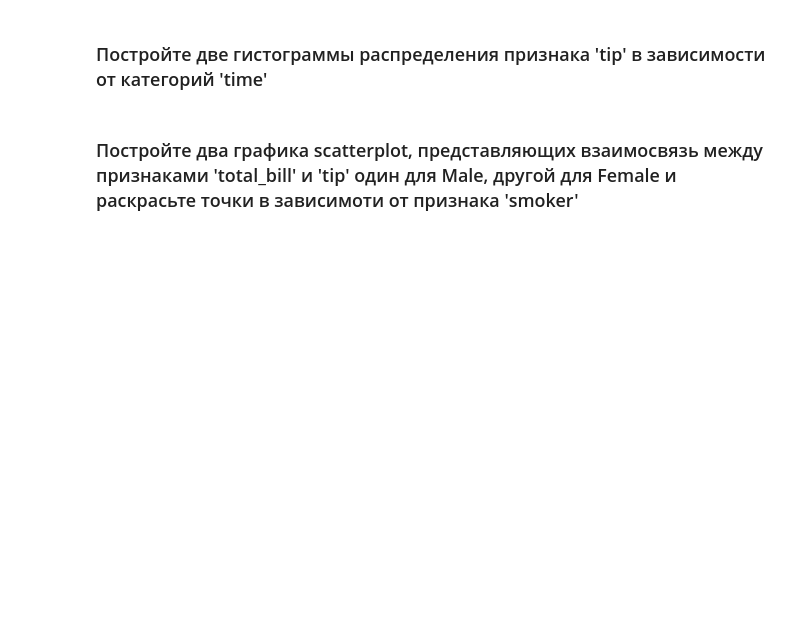
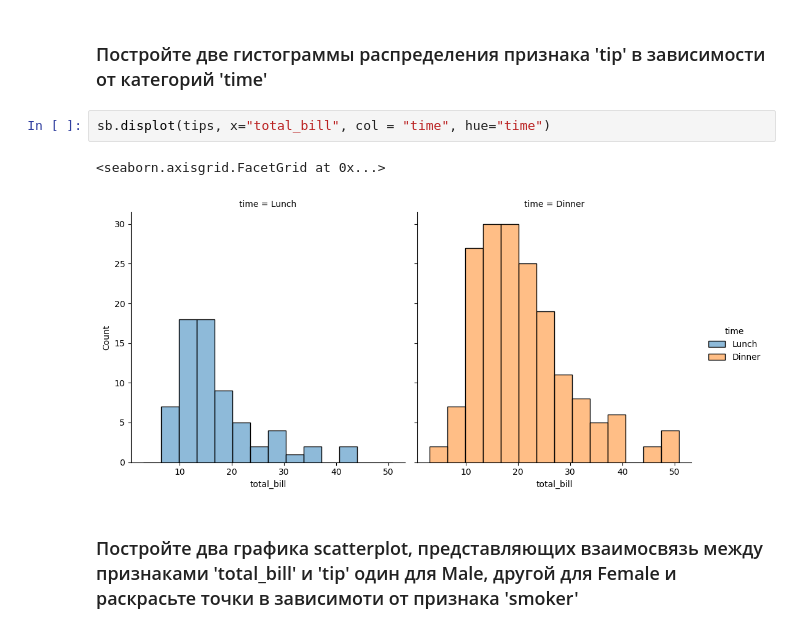
Before and after one commit to ATer-Oganisyan/hw_3, a Jupyter notebook: analyze_and_visualize.ipynb, the cells around one changed output. Saved outputs shown, nothing was run; the diff lists cells and outputs as text; blank space fills up the shorter version.

```diff
--- a/analyze_and_visualize.ipynb
+++ b/analyze_and_visualize.ipynb
@@ -244,4 +264,9 @@ print(tips)
 # %% [markdown]
 ### Постройте две гистограммы распределения признака 'tip' в зависимости от категорий 'time'
+# %%
+sb.displot(tips, x="total_bill", col = "time", hue="time")
+# %% [output]
+<seaborn.axisgrid.FacetGrid at 0x...>
+[figure, added]
 # %% [markdown]
 ### Постройте два графика scatterplot, представляющих взаимосвязь между признаками 'total_bill' и 'tip' один для Male, другой для Female и раскрасьте точки в зависимоти от признака 'smoker'
```
Also changed, not shown: parts of 7 cells of this notebook.
